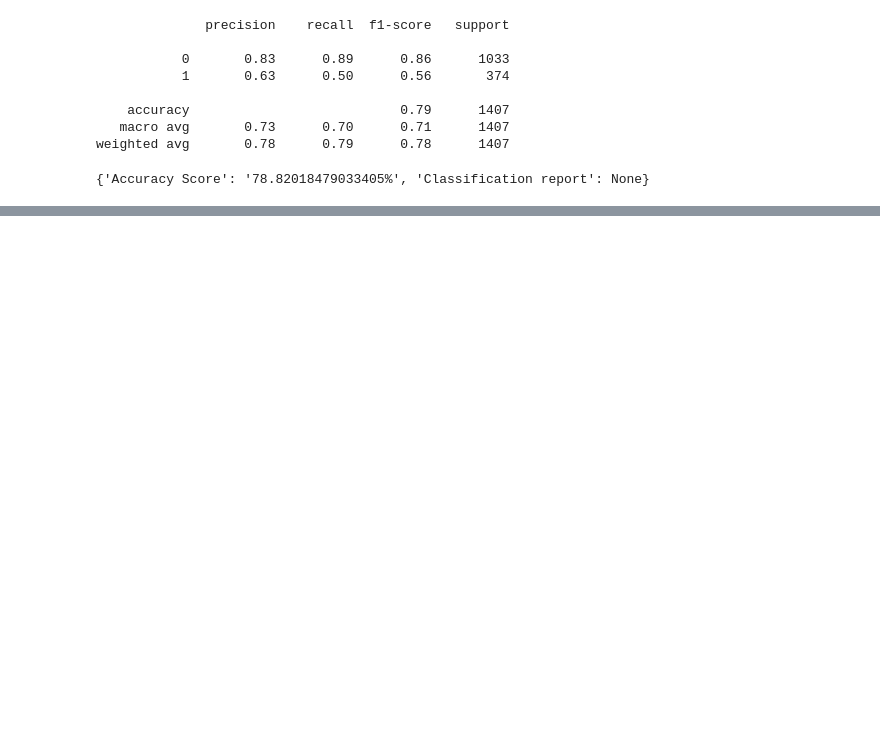
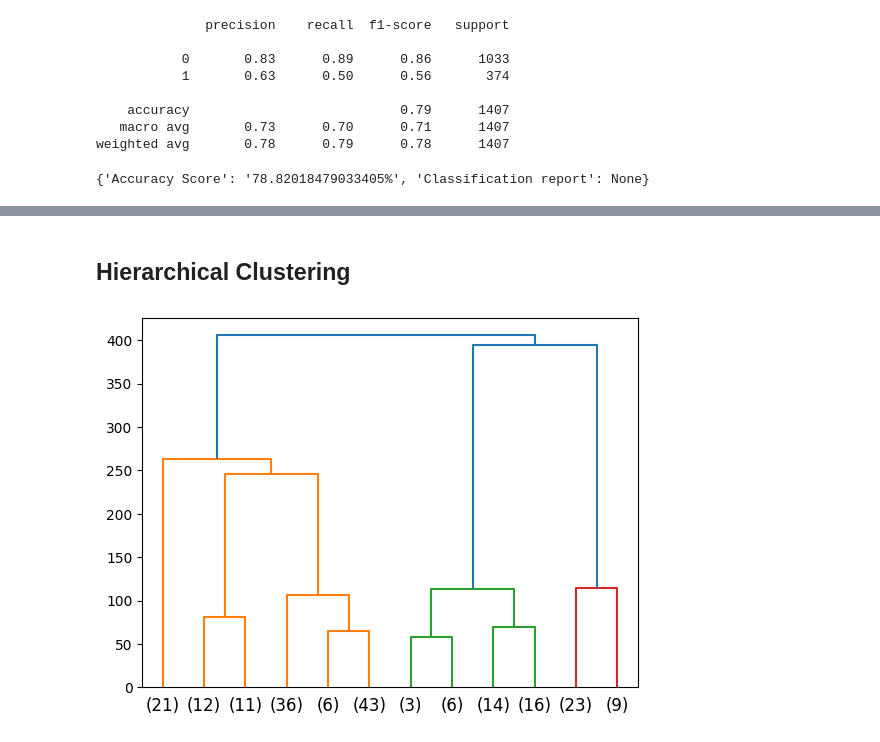
Before and after one commit to yash0304/ML, a Jupyter notebook: All Codes/ML/main.ipynb, the cells around one changed output, grey strips where cells are left out. Saved outputs shown, nothing was run; the diff lists cells and outputs as text; code cells hidden in the pictures; blank space fills up the shorter version.

```diff
--- a/All Codes/ML/main.ipynb
+++ b/All Codes/ML/main.ipynb
@@ -242,0 +351,8 @@ t.evaluate_model(y_test_x,y_pred_x,'classification')
+# %% [markdown]
+## Hierarchical Clustering
+# %%
+from scipy.cluster.hierarchy import dendrogram,linkage
+dendrogram(linkage(X,method='ward'),truncate_mode='lastp',p=12)
+plt.show()
+# %% [output]
+[figure, added]
```
Also changed, not shown: parts of 47 cells of this notebook, 4 other files.
